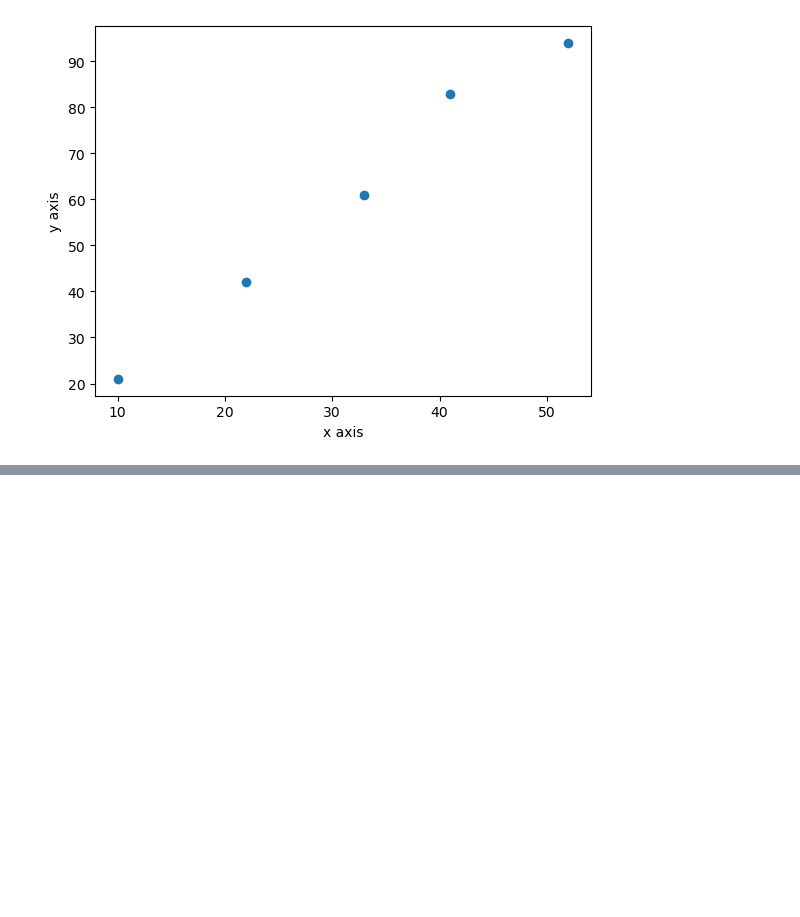
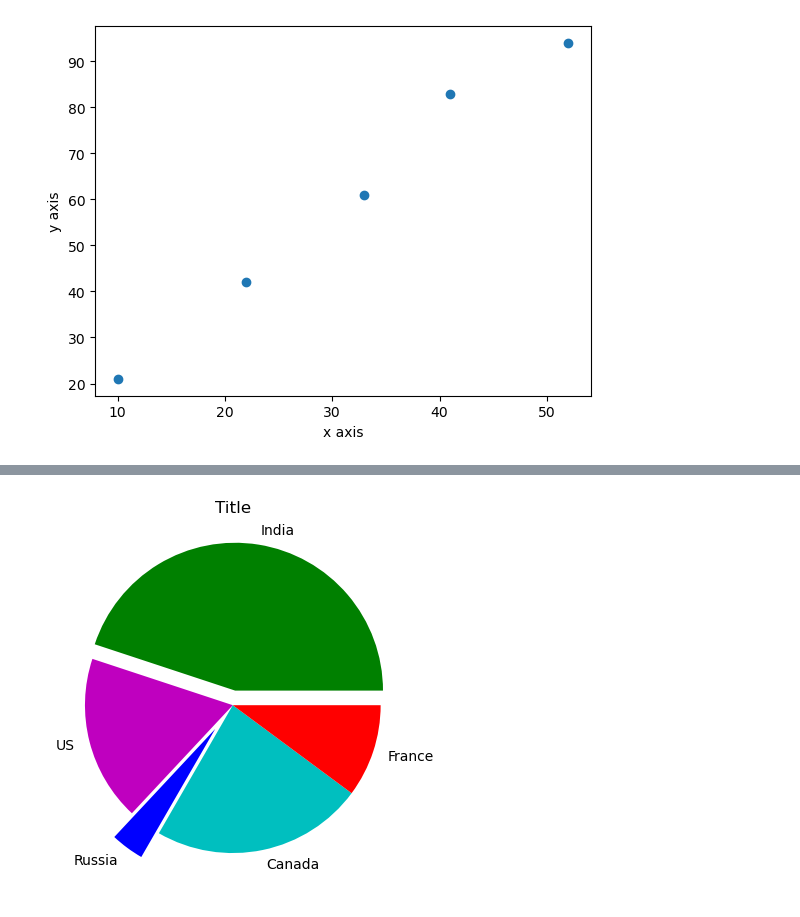
Before and after one commit to SriTELGit/ExperimentsInMLDLUsingPython, a Jupyter notebook: MatplotlibBasics.ipynb, the cells around one changed output, grey strips where cells are left out. Saved outputs shown, nothing was run; the diff lists cells and outputs as text; code cells hidden in the pictures; blank space fills up the shorter version.

```diff
--- a/MatplotlibBasics.ipynb
+++ b/MatplotlibBasics.ipynb
@@ -32,0 +65,10 @@ plt.show()
+# %%
+vals = [62,25, 5, 32, 14]
+cols = ['g', 'm', 'b', 'c', 'r']
+expl = [0.1, 0, 0.2, 0, 0]
+lbl = ['India', 'US', 'Russia', 'Canada', 'France']
+plt.pie(vals, colors=cols, labels=lbl, explode=expl)
+plt.title('Title')
+plt.show()
+# %% [output]
+[figure, added]
```
Also changed, not shown: parts of 6 cells of this notebook, 5 other files.
